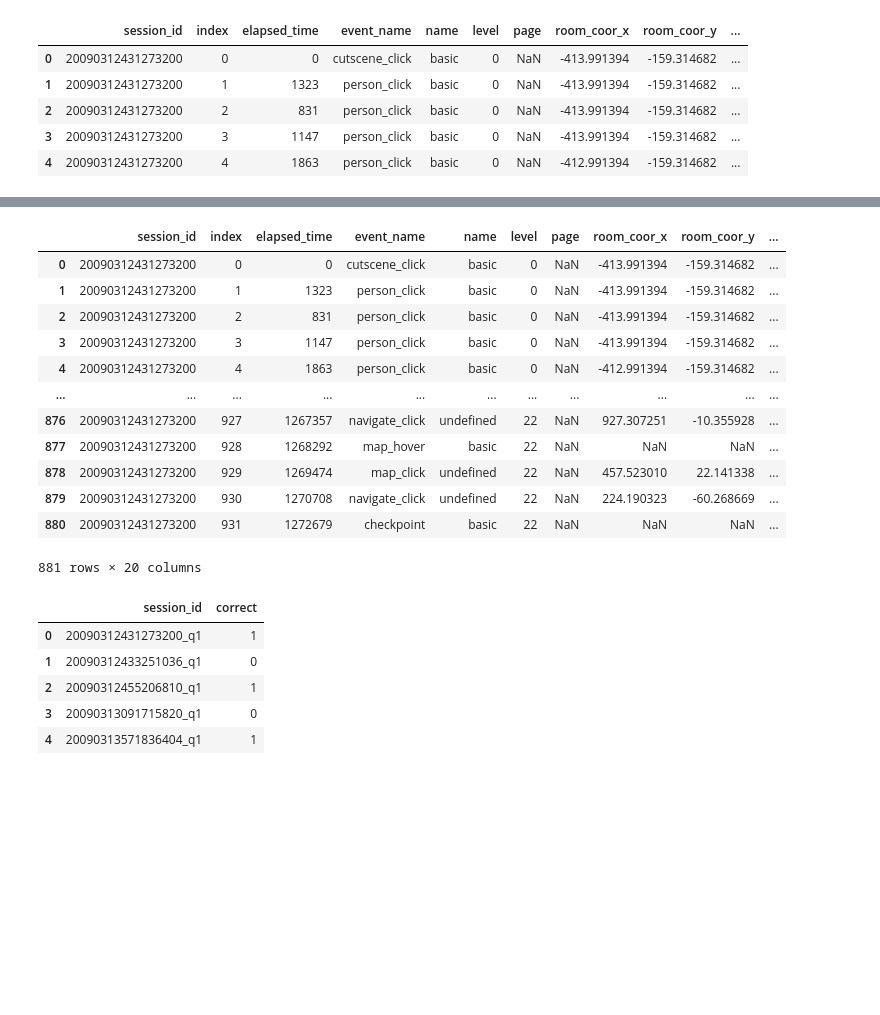
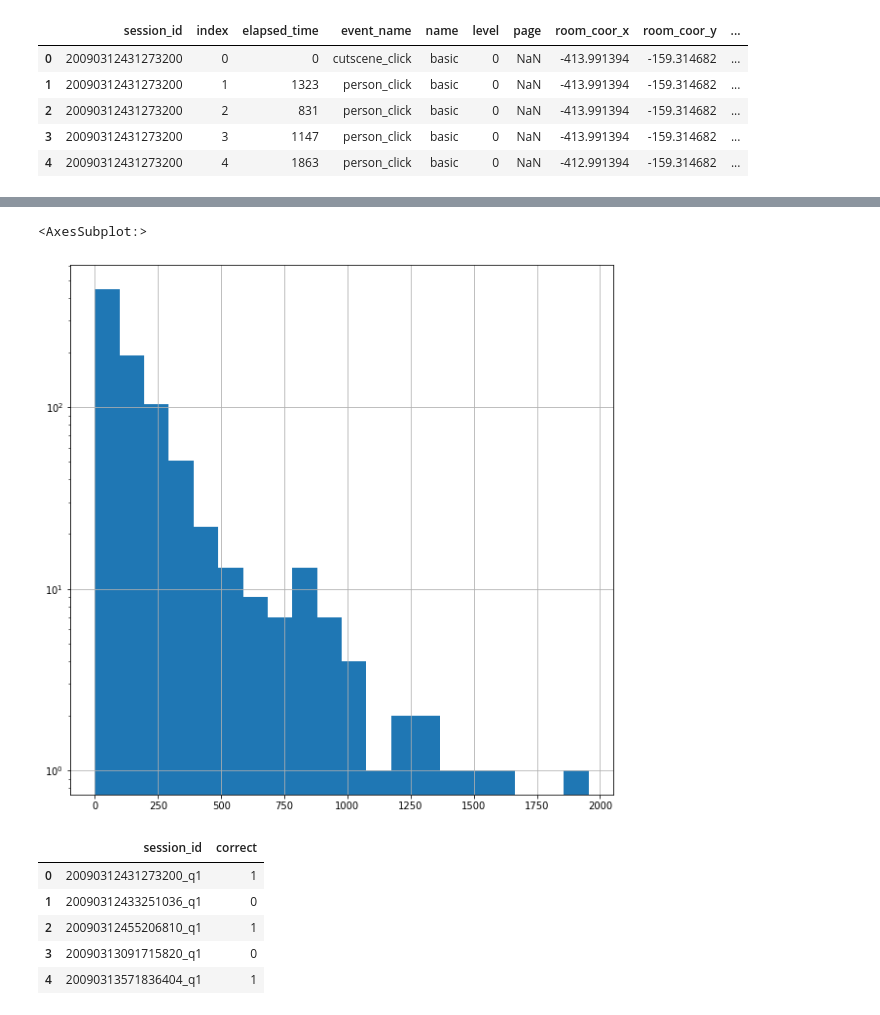
Before and after one commit to Kaggle-Project-TUC-DS/student-performance, a Jupyter notebook: notebooks/playing_with_the_data.ipynb, the cells around one changed output, grey strips where cells are left out. Cells and saved outputs as stored; diff of their text form; code cells hidden in the pictures; blank space fills up the shorter version.

```diff
--- a/notebooks/playing_with_the_data.ipynb
+++ b/notebooks/playing_with_the_data.ipynb
@@ -127,19 +189,10 @@ print(session_df.shape)
+# %%
+session_df['distance_clicks'].hist(figsize=(10,10),bins=20,log=True)
+# %% [output]
+<AxesSubplot:>
+[figure, added]
 # %%
-session_df
+session_df.hist()
-# %% [output]
-|  | session_id | index | elapsed_time | event_name | name | level | page | room_coor_x | room_coor_y | ... |
-| 0 | 20090312431273200 | 0 | 0 | cutscene_click | basic | 0 | NaN | -413.991394 | -159.314682 | ... |
-| 1 | 20090312431273200 | 1 | 1323 | person_click | basic | 0 | NaN | -413.991394 | -159.314682 | ... |
-| 2 | 20090312431273200 | 2 | 831 | person_click | basic | 0 | NaN | -413.991394 | -159.314682 | ... |
-| 3 | 20090312431273200 | 3 | 1147 | person_click | basic | 0 | NaN | -413.991394 | -159.314682 | ... |
-| 4 | 20090312431273200 | 4 | 1863 | person_click | basic | 0 | NaN | -412.991394 | -159.314682 | ... |
-| ... | ... | ... | ... | ... | ... | ... | ... | ... | ... | ... |
-| 876 | 20090312431273200 | 927 | 1267357 | navigate_click | undefined | 22 | NaN | 927.307251 | -10.355928 | ... |
-| 877 | 20090312431273200 | 928 | 1268292 | map_hover | basic | 22 | NaN | NaN | NaN | ... |
-| 878 | 20090312431273200 | 929 | 1269474 | map_click | undefined | 22 | NaN | 457.523010 | 22.141338 | ... |
-| 879 | 20090312431273200 | 930 | 1270708 | navigate_click | undefined | 22 | NaN | 224.190323 | -60.268669 | ... |
-| 880 | 20090312431273200 | 931 | 1272679 | checkpoint | basic | 22 | NaN | NaN | NaN | ... |
-881 rows × 20 columns
 # %%
 labels = pd.read_csv('data/raw/train_labels.csv')
 labels.head(5)
```
Also changed, not shown: parts of 7 cells of this notebook, 1 other file.
